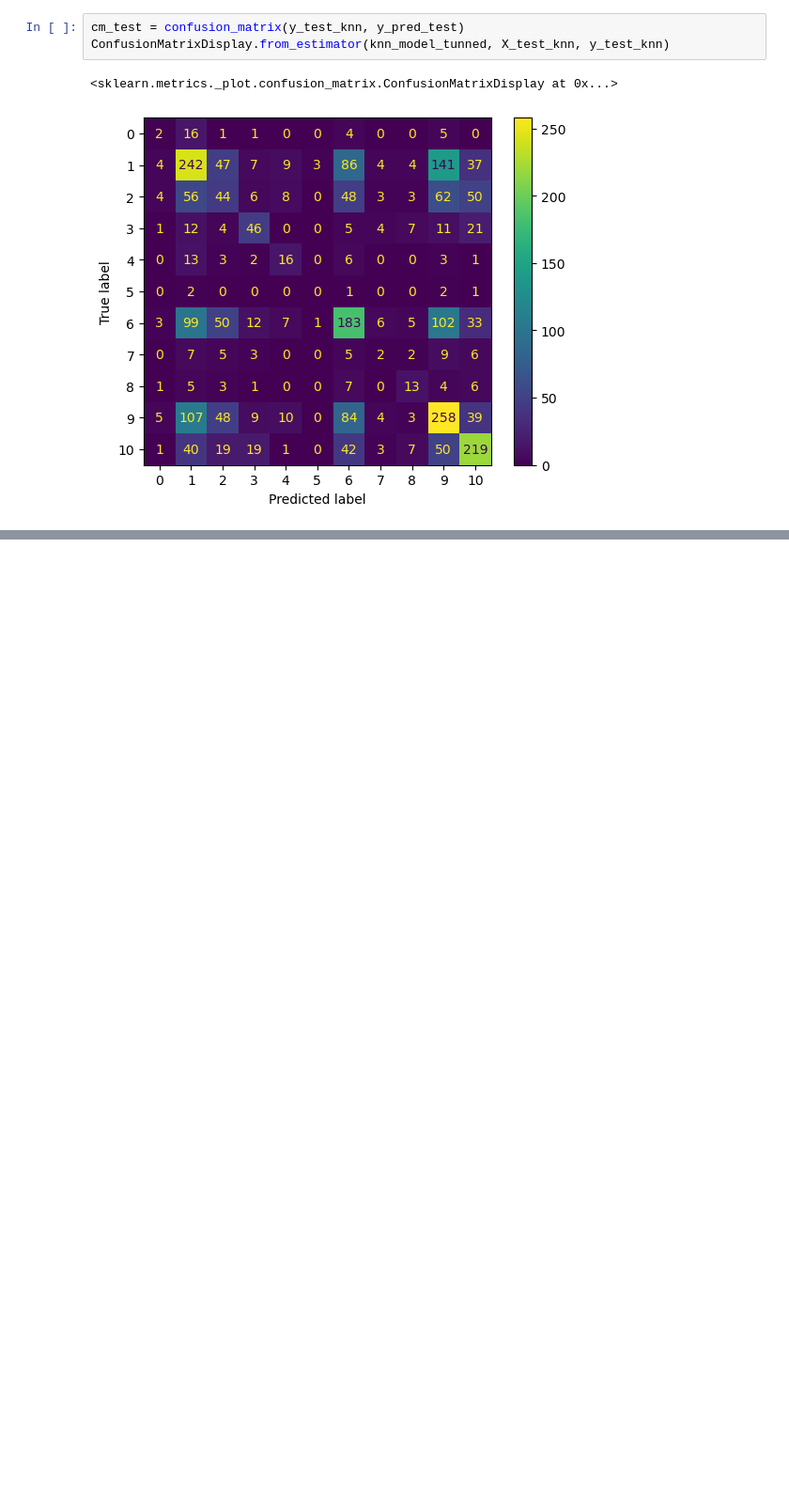
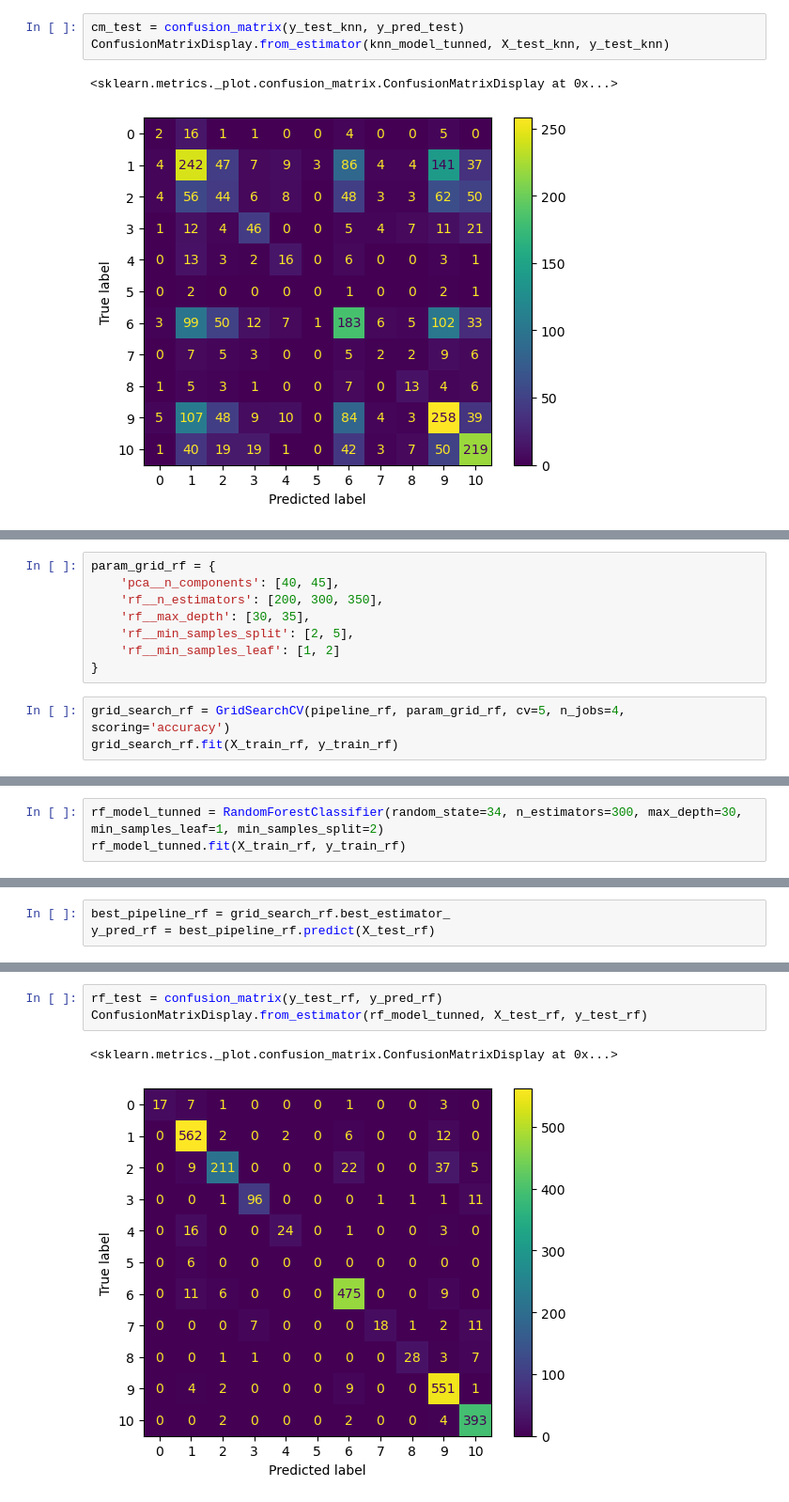
Before and after one commit to PierPompilii/Codon-Kingdom-Classifier, a Jupyter notebook: notebooks/04-modelling.ipynb, the cells around one changed output, grey strips where cells are left out. Shown at 94% size. Drawn from its saved outputs; the diff is of its cells as text; blank space fills up the shorter version.

Commit message:
Random Forests added and readme updated

```diff
--- a/notebooks/04-modelling.ipynb
+++ b/notebooks/04-modelling.ipynb
@@ -366,0 +403,11 @@ ConfusionMatrixDisplay.from_estimator(knn_model_tunned, X_test_knn, y_test_knn)
+# %%
+param_grid_rf = {
+    'pca__n_components': [40, 45],
+    'rf__n_estimators': [200, 300, 350],
+    'rf__max_depth': [30, 35],
+    'rf__min_samples_split': [2, 5],
+    'rf__min_samples_leaf': [1, 2]
+}
+# %%
+grid_search_rf = GridSearchCV(pipeline_rf, param_grid_rf, cv=5, n_jobs=4, scoring='accuracy')
+grid_search_rf.fit(X_train_rf, y_train_rf)
@@ -366,0 +432,3 @@ ConfusionMatrixDisplay.from_estimator(knn_model_tunned, X_test_knn, y_test_knn)
+# %%
+rf_model_tunned = RandomForestClassifier(random_state=34, n_estimators=300, max_depth=30, min_samples_leaf=1, min_samples_split=2)
+rf_model_tunned.fit(X_train_rf, y_train_rf)
@@ -366,0 +437,3 @@ ConfusionMatrixDisplay.from_estimator(knn_model_tunned, X_test_knn, y_test_knn)
+# %%
+best_pipeline_rf = grid_search_rf.best_estimator_
+y_pred_rf = best_pipeline_rf.predict(X_test_rf)
@@ -366,0 +465,6 @@ ConfusionMatrixDisplay.from_estimator(knn_model_tunned, X_test_knn, y_test_knn)
+# %%
+rf_test = confusion_matrix(y_test_rf, y_pred_rf)
+ConfusionMatrixDisplay.from_estimator(rf_model_tunned, X_test_rf, y_test_rf)
+# %% [output]
+<sklearn.metrics._plot.confusion_matrix.ConfusionMatrixDisplay at 0x...>
+[figure, added]
```
Also changed, not shown: parts of 24 cells of this notebook, 1 other file.
